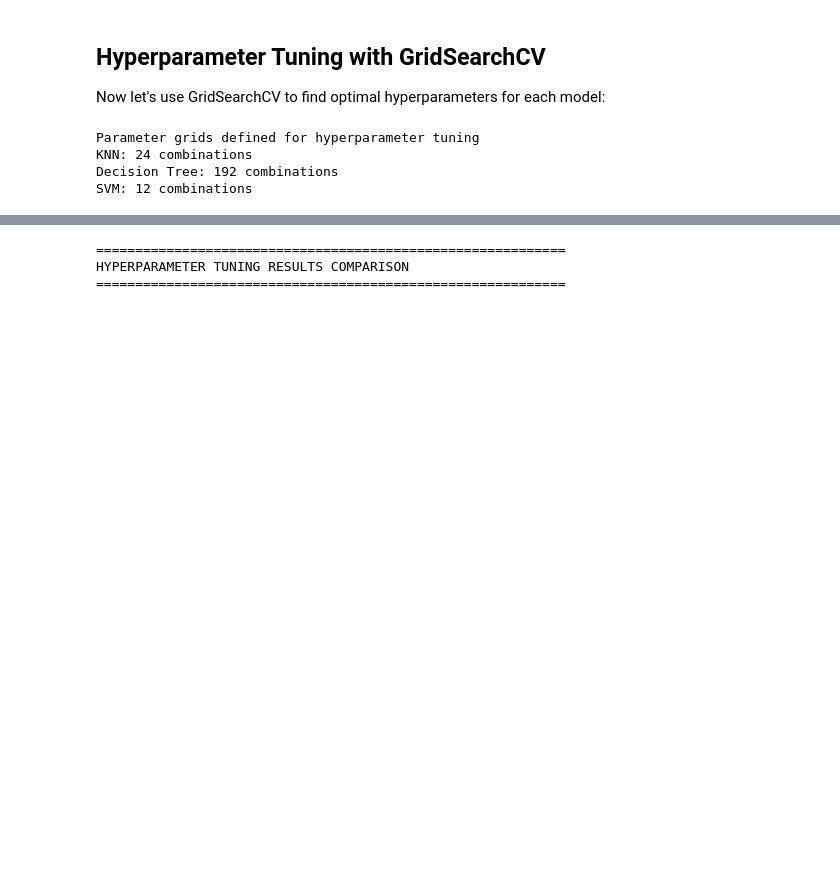
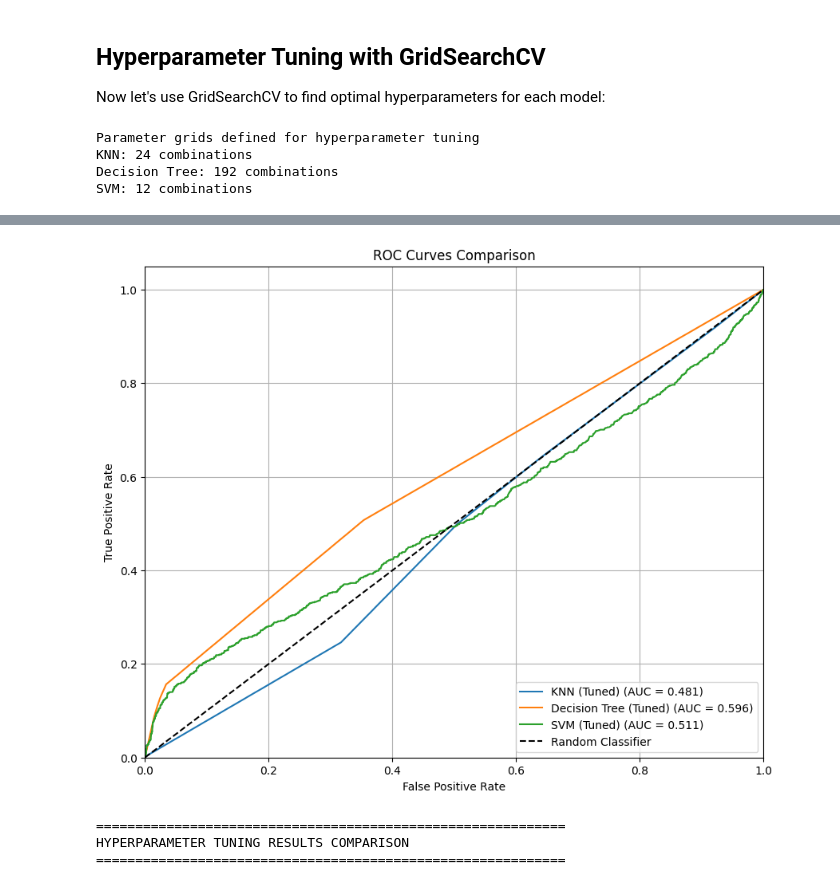
Before and after one commit to rbhat/module17_starter, a Jupyter notebook: prompt_III.ipynb, the cells around one changed output, grey strips where cells are left out. Saved outputs shown, nothing was run; the diff lists cells and outputs as text; code cells hidden in the pictures; blank space fills up the shorter version.

```diff
--- a/prompt_III.ipynb
+++ b/prompt_III.ipynb
@@ -782,3 +812,18 @@ Full training time: 1.83 seconds
+# %%
+# Visualization: ROC Curves Comparison
+from visualization import plot_roc_curves
+
+# Create dictionary of all trained models
+models_dict = {
+    'KNN (Tuned)': knn_grid.best_estimator_,
+    'Decision Tree (Tuned)': dt_grid.best_estimator_,
+    'SVM (Tuned)': svm_best
+}
+
+# Plot ROC curves
+plot_roc_curves(models_dict, X_test, y_test, X_test_scaled)
+# %% [output]
+[figure, added]
 # %%
 # Compare results before and after GridSearchCV
 print("\n" + "="*60)
```
Also changed, not shown: parts of 14 cells of this notebook, 4 other files.
